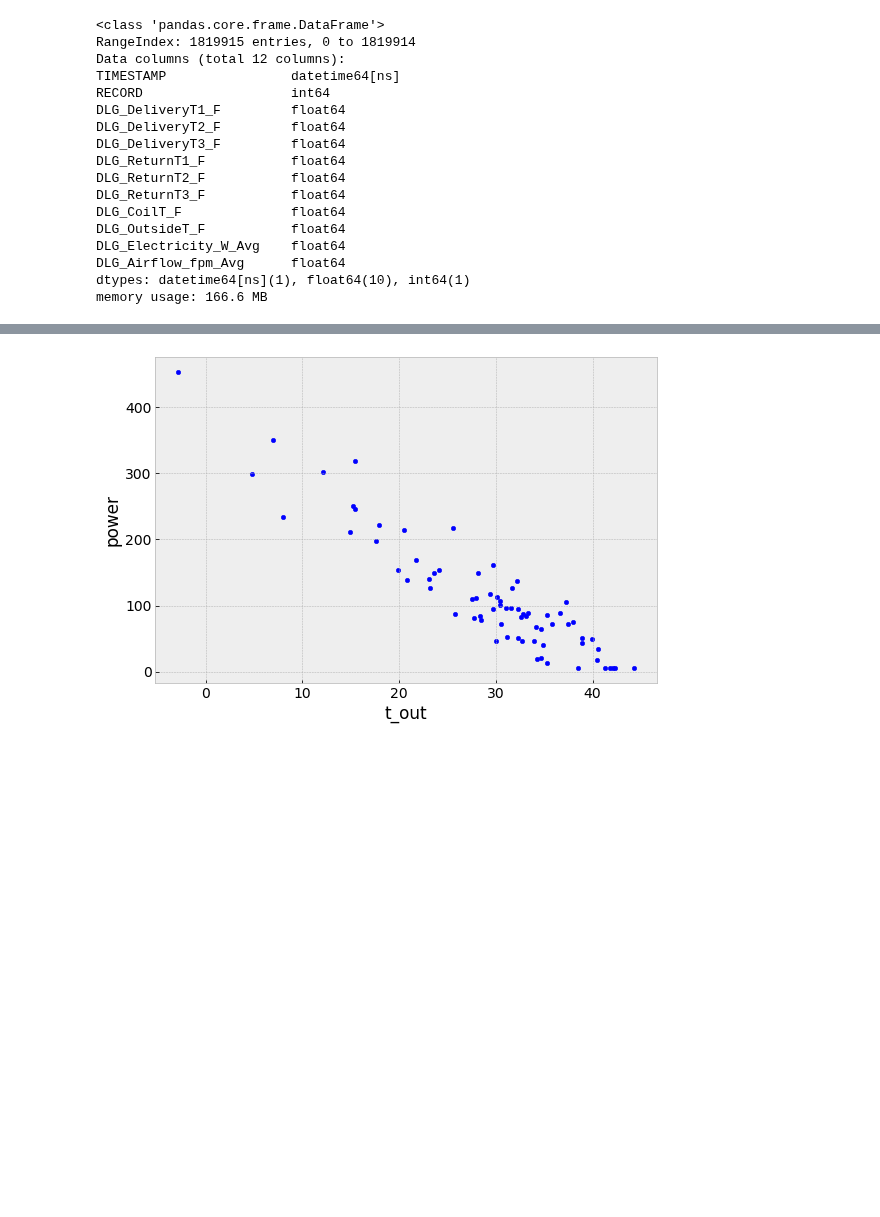
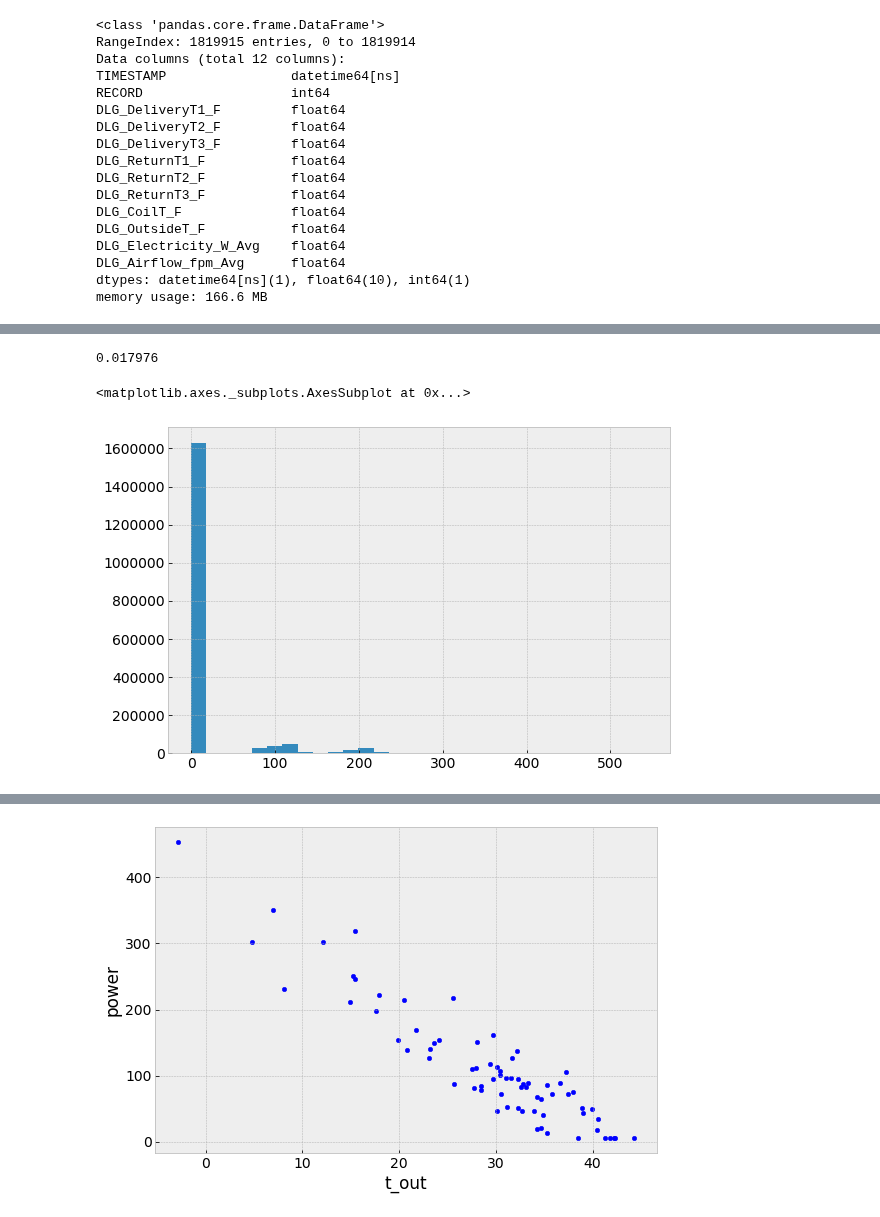
Before and after one commit to alanmitchell/heat-pump-study, a Jupyter notebook: field_studies/cchrc_2015/cchrc_raw_data.ipynb, the cells around one changed output, grey strips where cells are left out. Drawn from its saved outputs; the diff is of its cells as text; code cells hidden in the pictures; blank space fills up the shorter version.

Commit message:
Dillingham Heat Pump Analysis.

```diff
--- a/field_studies/cchrc_2015/cchrc_raw_data.ipynb
+++ b/field_studies/cchrc_2015/cchrc_raw_data.ipynb
@@ -84,3 +84,21 @@ dfd.describe()
 | 50% | 3.154517e+01 | 3.124205e+01 | 5.214241e+00 | 2.004053e-01 | 6.547210e+01 | 6.567928e+01 |
 | 75% | 3.629568e+01 | 3.633908e+01 | 5.610726e+00 | 2.932821e-01 | 6.723580e+01 | 6.751149e+01 |
 | max | 1.203533e+02 | 6.334097e+01 | 2.394634e+03 | 4.978166e+02 | 1.436833e+02 | 1.018910e+02 |
+# %%
+# Prepare to calculate Heat Ouput of the Heat Pump
+# Constants:
+c_p = 0.240 # Specific heat of air in Btu/lb-F
+ro = 0.0749   # Density of air (in lb/ft^3) at standard conditions
+VHC = c_p*ro  # Volumetric heat capacity of air in Btu/ft^3-F
+VHC
+# %% [output]
+0.017976
+# %%
+# Compute Air Flow in CFM from calibration data
+airflow = 1.0566 * dfd.airspeed + 18.333         # Air flow in cfm from proxy calibration
+nonzero_speed = (dfd.airspeed > 40)              # Speed less than 40 fpm counts as zero speed
+dfd['airflow'] = airflow * nonzero_speed         # Zero speed means zero flow
+dfd.airflow.hist(bins=30)
+# %% [output]
+<matplotlib.axes._subplots.AxesSubplot at 0x...>
+[figure, added]
```
Also changed, not shown: parts of 9 cells of this notebook.
